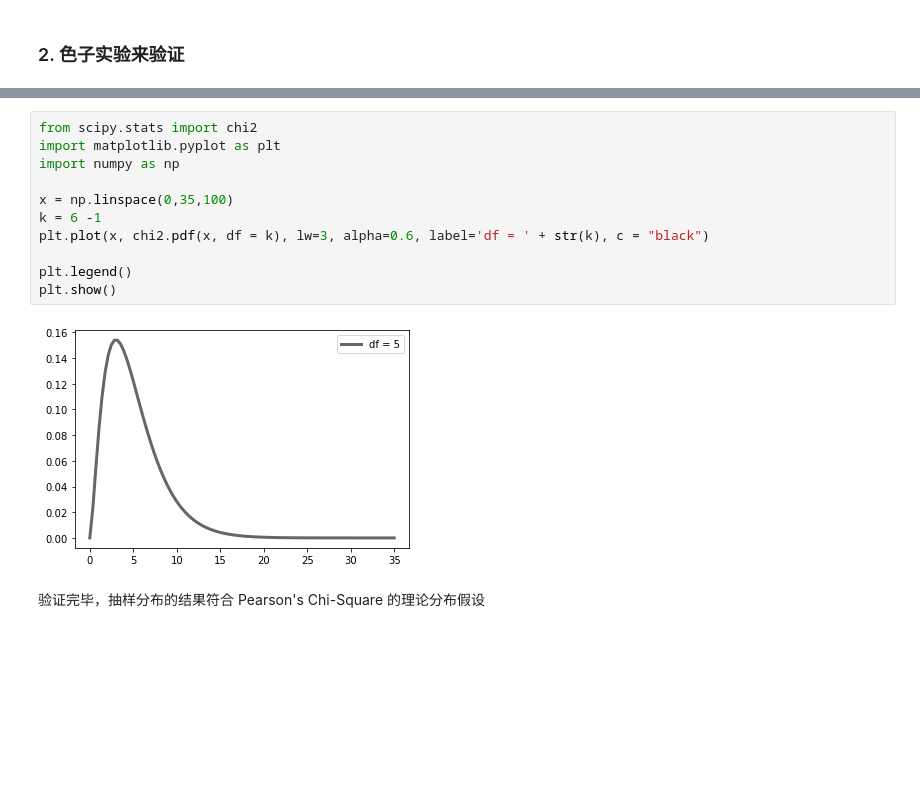
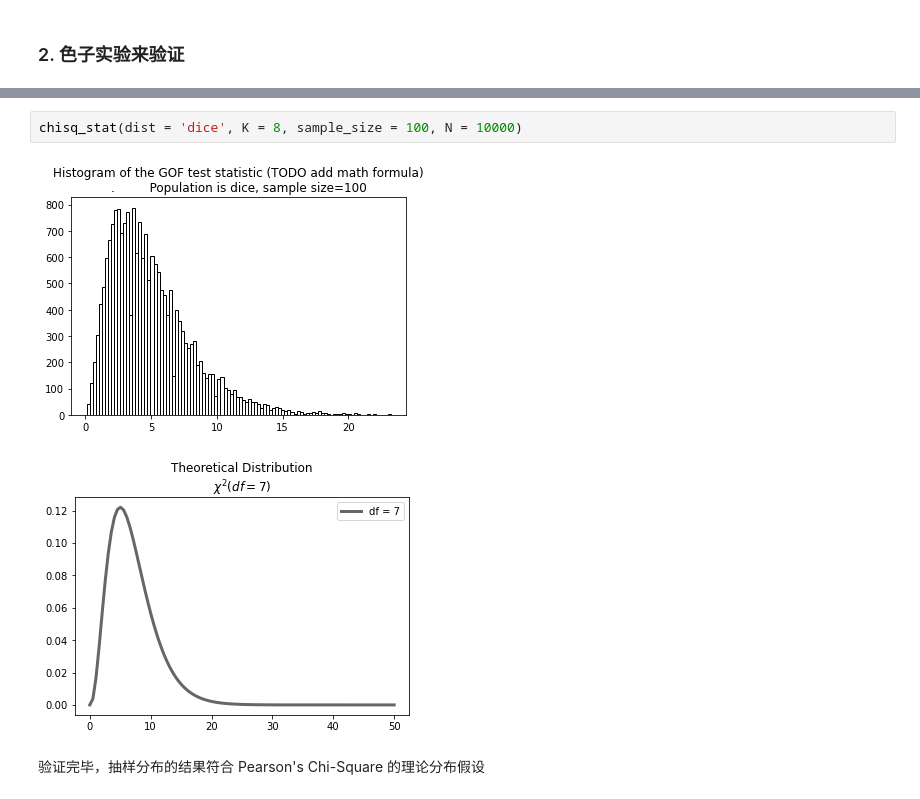
Before and after one commit to zhangys11/mc, a Jupyter notebook: demo.ipynb, the cells around one changed output, grey strips where cells are left out. Drawn from its saved outputs; the diff is of its cells as text; blank space fills up the shorter version.

```diff
--- a/demo.ipynb
+++ b/demo.ipynb
@@ -240,16 +192,8 @@ plt.show()
-# %%
-from scipy.stats import chi2
-import matplotlib.pyplot as plt
-import numpy as np
-
-x = np.linspace(0,35,100)
-k = 6 -1
-plt.plot(x, chi2.pdf(x, df = k), lw=3, alpha=0.6, label='df = ' + str(k), c = "black")
-
-plt.legend()
-plt.show()
-# %% [output]
-[figure, removed]
+# %%
+chisq_stat(dist = 'dice', K = 8, sample_size = 100, N = 10000)
+# %% [output]
+[figure, added]
+[figure, added]
 # %% [markdown]
 验证完毕，抽样分布的结果符合 Pearson's Chi-Square 的理论分布假设
 # %% [markdown]
```
Also changed, not shown: parts of 53 cells of this notebook, 4 other files.
